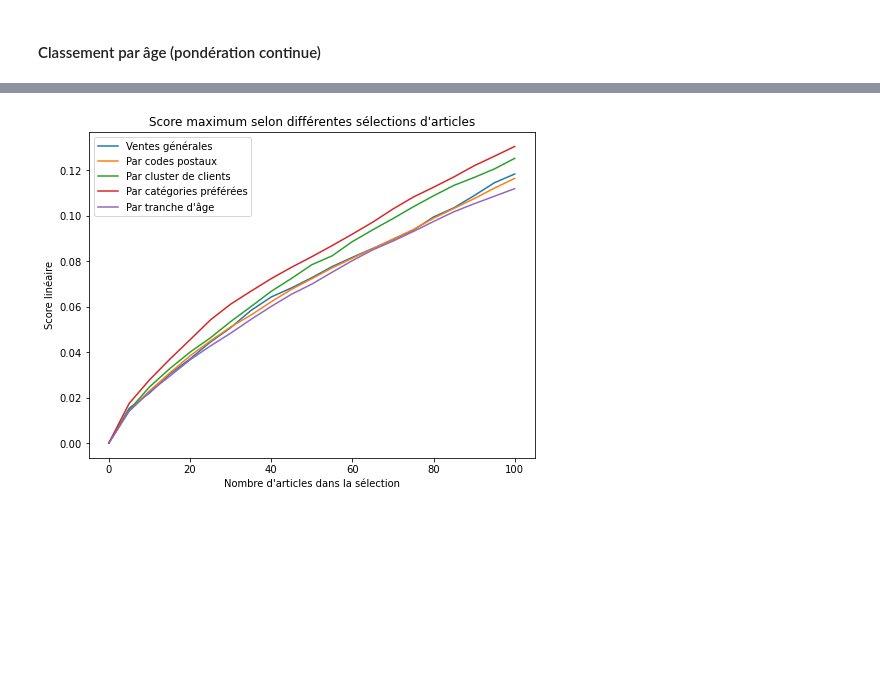
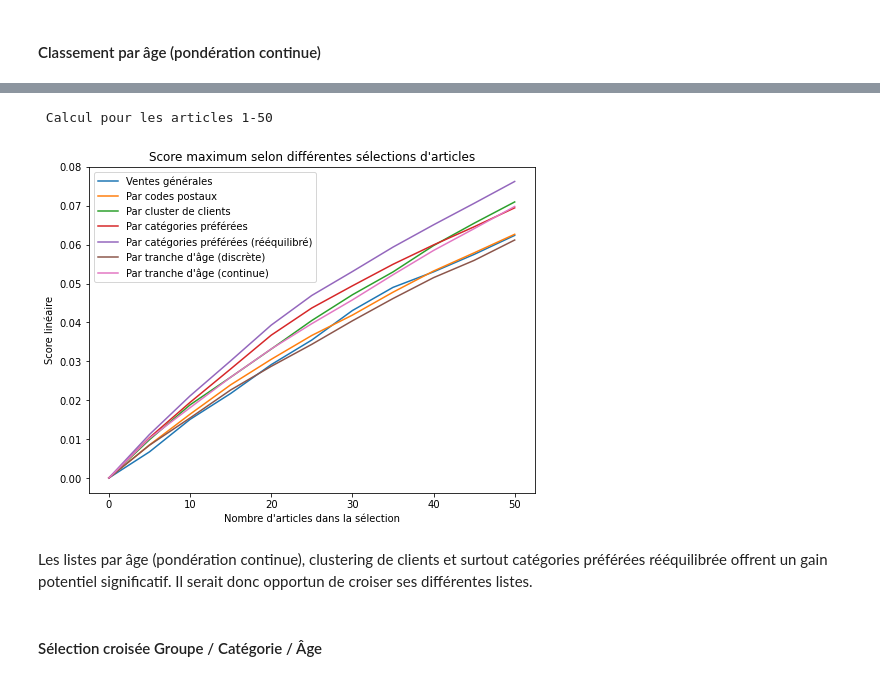
Before and after one commit to treb93/pyhm, a Jupyter notebook: articles_shortlist.ipynb, the cells around one changed output, grey strips where cells are left out. Cells and saved outputs as stored; diff of their text form; code cells hidden in the pictures; blank space fills up the shorter version.

Commit message:
Shortlist OK

```diff
--- a/articles_shortlist.ipynb
+++ b/articles_shortlist.ipynb
@@ -235,9 +255,9 @@ def get_category_list(x, balanced = False):
         if x[category] == 0:
             continue
 
-        field = 'shares' if balanced else 'sales'
+        column = 'shares' if balanced else 'sales'
 
-        top_sales_category_lists[category]['sales_weighted'] = top_sales_category_lists[category][field] * x[category] * balanced
+        top_sales_category_lists[category]['sales_weighted'] = top_sales_category_lists[category][column] * x[category]
 
         top_sales_weighted.append(top_sales_category_lists[category])
 
@@ -302,21 +315,3 @@ validation_customers['age_list'] = validation_customers.apply(get_category_list,
-# %%
-def max_score_curve(purchased_articles, shortlist, max = 100):
-    curve = [0]
-
-    length = len(shortlist)
-
-    for i in np.arange(5, 101, 5):
-        print(f"\r Calcul pour les articles 1-{i}", end="")
-        score = get_maximum_score(
-                purchased_articles,
-                shortlist.apply(lambda x: x[0:i])
-            ).sum() / length
-
-        curve.append(
-            score
-        )
-
-    return curve
 # %%
 validation_purchases.to_pickle('pickles/second_iteration_validation_purchases.pkl')
 validation_customers.to_pickle('pickles/second_iteration_shortlists.pkl')
@@ -338,0 +334,2 @@ category_list_curve = max_score_curve(validation_purchases['purchase_list'], val
+# %%
+category_list_balanced_curve = max_score_curve(validation_purchases['purchase_list'], validation_customers['category_list_balanced'])
@@ -343,21 +342,32 @@ age_curve = max_score_curve(validation_purchases['purchase_list'], validation_cu
+# %%
+age_weighted_curve = max_score_curve(validation_purchases['purchase_list'], validation_customers['age_articles_weighted'])
+# %% [output]
+ Calcul pour les articles 1-50
 # %%
 import matplotlib.pyplot as plt
 %matplotlib inline
 
-x = np.arange(0, 101, 5)
+x = np.arange(0, 51, 5)
 
 plt.figure(figsize = (8, 6))
 plt.plot(x, best_articles_curve, label = "Ventes générales")
 plt.plot(x, postal_group_curve, label = "Par codes postaux")
 plt.plot(x, customer_group_curve, label = "Par cluster de clients")
 plt.plot(x, category_list_curve, label = "Par catégories préférées")
-plt.plot(x, age_curve, label = "Par tranche d'âge")
+plt.plot(x, category_list_balanced_curve, label = "Par catégories préférées (rééquilibré)")
+plt.plot(x, age_curve, label = "Par tranche d'âge (discrète)")
+plt.plot(x, age_weighted_curve, label = "Par tranche d'âge (continue)")
 
 plt.xlabel("Nombre d'articles dans la sélection")
 plt.ylabel("Score linéaire")
 plt.title("Score maximum selon différentes sélections d'articles")
 plt.legend()
 
 plt.show()
 # %% [output]
-[figure, old version]
+[figure, new version]
+# %% [markdown]
+Les listes par âge (pondération continue), clustering de clients et surtout catégories préférées rééquilibrée offrent un gain potentiel significatif.
+Il serait donc opportun de croiser ses différentes listes.
+# %% [markdown]
+#### Sélection croisée Groupe / Catégorie / Âge
```
Also changed, not shown: parts of 38 cells of this notebook, 4 other files.
